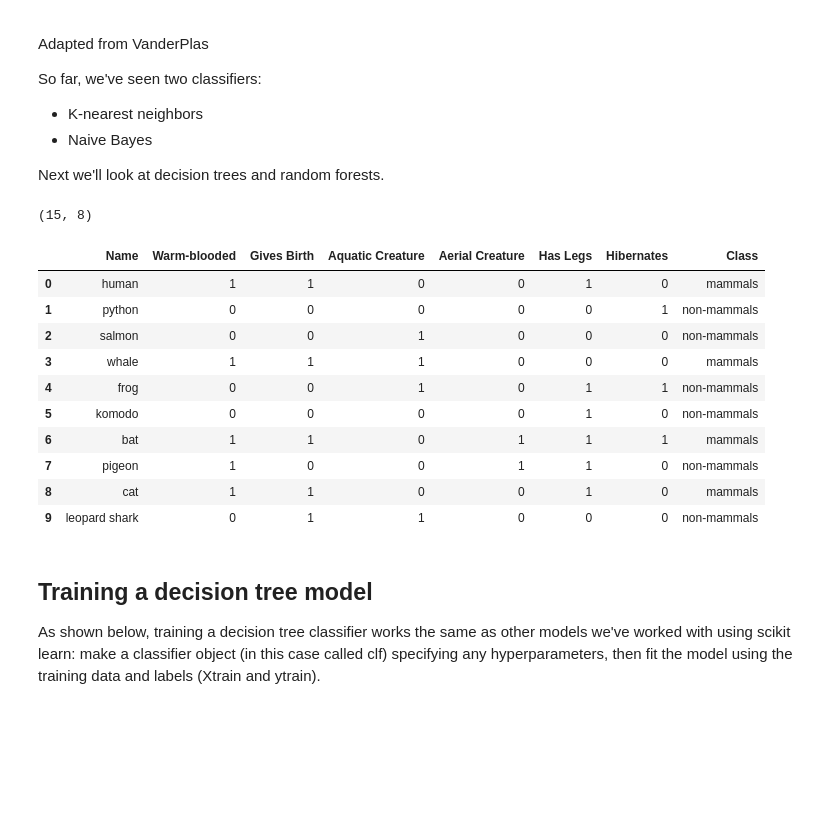
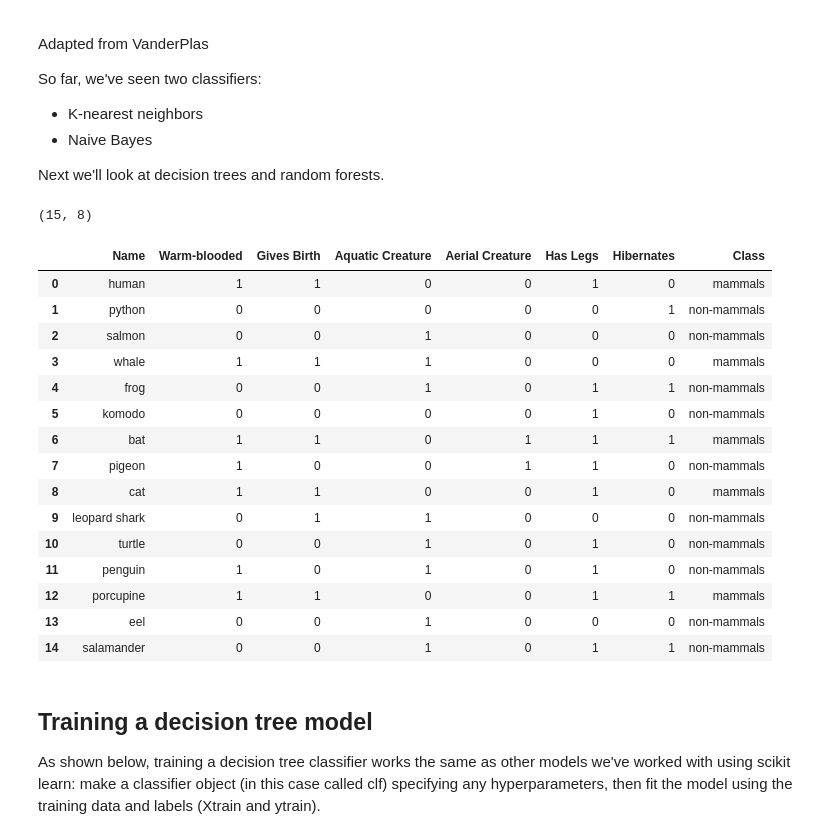
Before and after one commit to zfert514/csc401-2021s, a Jupyter notebook: tutorials/day09_tutorial_decision_trees.ipynb, the cells around one changed output. Drawn from its saved outputs; the diff is of its cells as text; code cells hidden in the pictures; blank space fills up the shorter version.

```diff
--- a/tutorials/day09_tutorial_decision_trees.ipynb
+++ b/tutorials/day09_tutorial_decision_trees.ipynb
@@ -17,22 +17,27 @@ import seaborn as sns
 # %%
 # Read in the data
 df = pd.read_csv("https://drive.google.com/uc?export=download&id=1jsazLeOrMKG4IJJ6-KpoGmxUdex6qPoJ")
 df = df.dropna()
 print(df.shape)
-df.head(10)
+df
 # %% [output]
 (15, 8)
 |  | Name | Warm-blooded | Gives Birth | Aquatic Creature | Aerial Creature | Has Legs | Hibernates | Class |
 | 0 | human | 1 | 1 | 0 | 0 | 1 | 0 | mammals |
 | 1 | python | 0 | 0 | 0 | 0 | 0 | 1 | non-mammals |
 | 2 | salmon | 0 | 0 | 1 | 0 | 0 | 0 | non-mammals |
 | 3 | whale | 1 | 1 | 1 | 0 | 0 | 0 | mammals |
 | 4 | frog | 0 | 0 | 1 | 0 | 1 | 1 | non-mammals |
 | 5 | komodo | 0 | 0 | 0 | 0 | 1 | 0 | non-mammals |
 | 6 | bat | 1 | 1 | 0 | 1 | 1 | 1 | mammals |
 | 7 | pigeon | 1 | 0 | 0 | 1 | 1 | 0 | non-mammals |
 | 8 | cat | 1 | 1 | 0 | 0 | 1 | 0 | mammals |
 | 9 | leopard shark | 0 | 1 | 1 | 0 | 0 | 0 | non-mammals |
+| 10 | turtle | 0 | 0 | 1 | 0 | 1 | 0 | non-mammals |
+| 11 | penguin | 1 | 0 | 1 | 0 | 1 | 0 | non-mammals |
+| 12 | porcupine | 1 | 1 | 0 | 0 | 1 | 1 | mammals |
+| 13 | eel | 0 | 0 | 1 | 0 | 0 | 0 | non-mammals |
+| 14 | salamander | 0 | 0 | 1 | 0 | 1 | 1 | non-mammals |
 # %% [markdown]
 ## Training a decision tree model
 As shown below, training a decision tree classifier works the same as other models we've worked with using scikit learn: make a classifier object (in this case called clf) specifying any hyperparameters, then fit the model using the training data and labels (Xtrain and ytrain).
```
Also changed, not shown: parts of 6 cells of this notebook.
